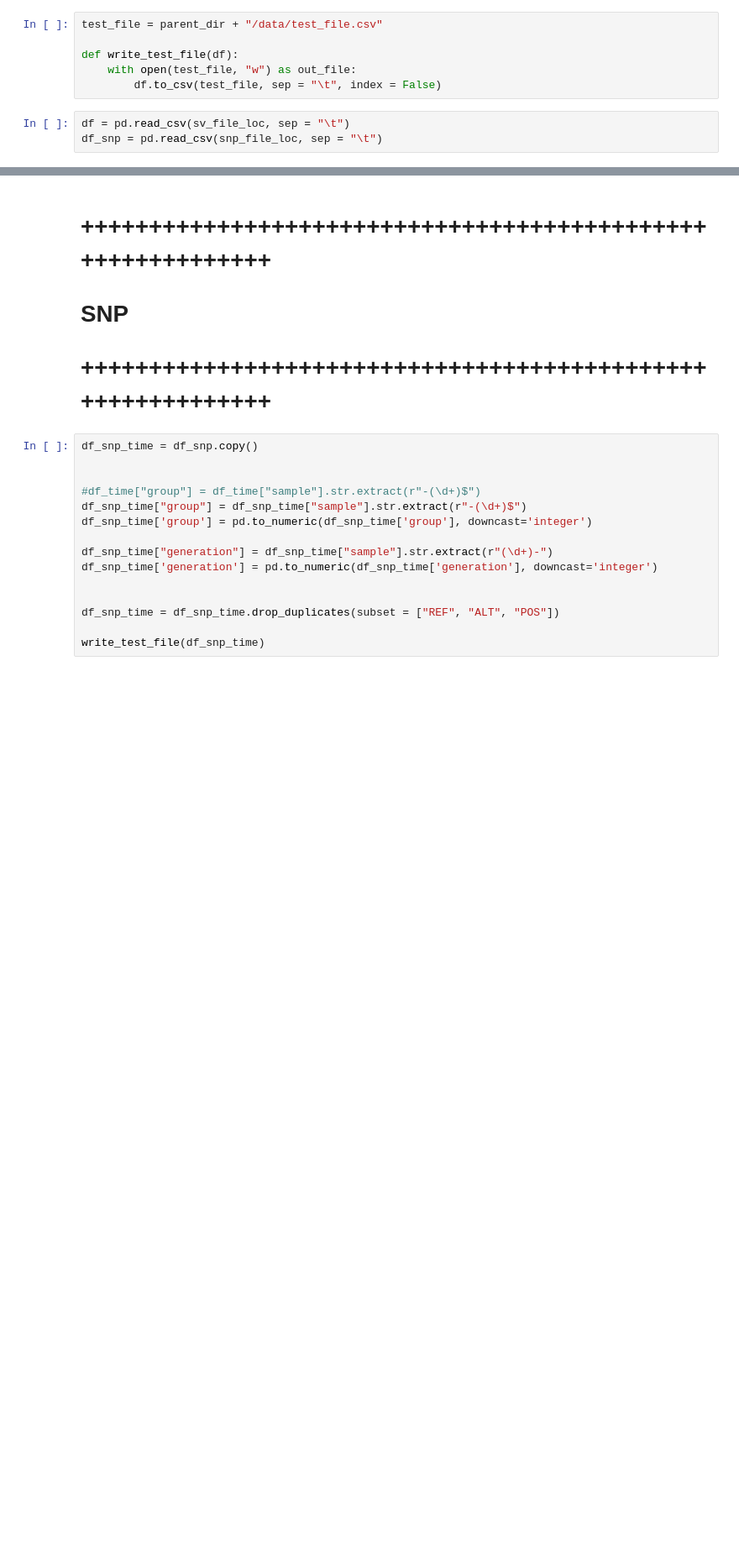
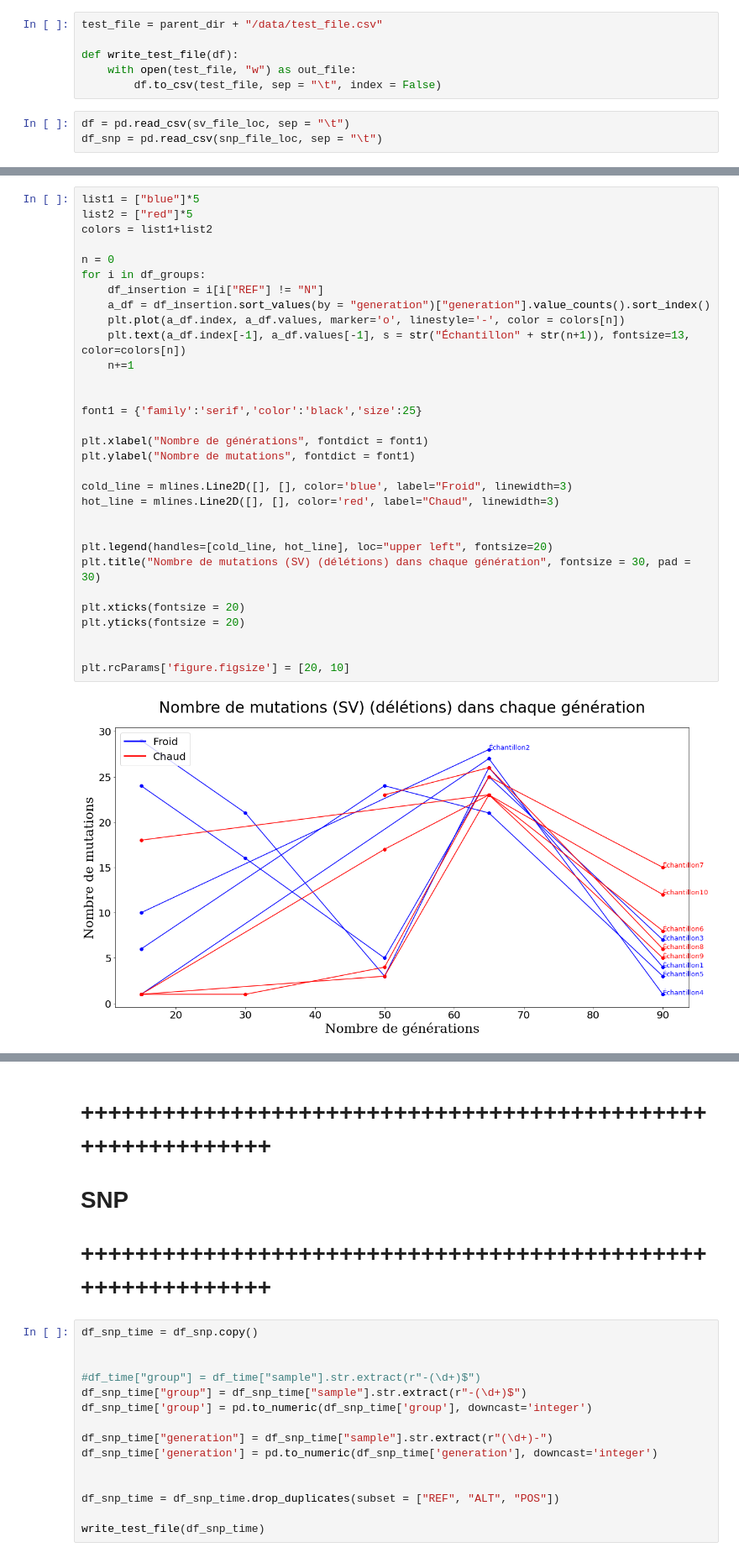
Before and after one commit to cmay-code/bill_projet, a Jupyter notebook: scrpits/proccessing.ipynb, the cells around one changed output, grey strips where cells are left out. Shown at 84% size. Cells and saved outputs as stored; diff of their text form; blank space fills up the shorter version.

```diff
--- a/scrpits/proccessing.ipynb
+++ b/scrpits/proccessing.ipynb
@@ -95,0 +125,33 @@ plt.rcParams['figure.figsize'] = [20, 10]
+# %%
+list1 = ["blue"]*5
+list2 = ["red"]*5
+colors = list1+list2
+
+n = 0
+for i in df_groups:
+    df_insertion = i[i["REF"] != "N"]
+    a_df = df_insertion.sort_values(by = "generation")["generation"].value_counts().sort_index()
+    plt.plot(a_df.index, a_df.values, marker='o', linestyle='-', color = colors[n])
+    plt.text(a_df.index[-1], a_df.values[-1], s = str("Échantillon" + str(n+1)), fontsize=13, color=colors[n])
+    n+=1
+
+
+font1 = {'family':'serif','color':'black','size':25}
+
+plt.xlabel("Nombre de générations", fontdict = font1)
+plt.ylabel("Nombre de mutations", fontdict = font1)
+
+cold_line = mlines.Line2D([], [], color='blue', label="Froid", linewidth=3)
+hot_line = mlines.Line2D([], [], color='red', label="Chaud", linewidth=3)
+
+
+plt.legend(handles=[cold_line, hot_line], loc="upper left", fontsize=20)
+plt.title("Nombre de mutations (SV) (délétions) dans chaque génération", fontsize = 30, pad = 30)
+
+plt.xticks(fontsize = 20)
+plt.yticks(fontsize = 20)
+
+
+plt.rcParams['figure.figsize'] = [20, 10]
+# %% [output]
+[figure, added]
```
Also changed, not shown: parts of 24 cells of this notebook, 1 other file.
